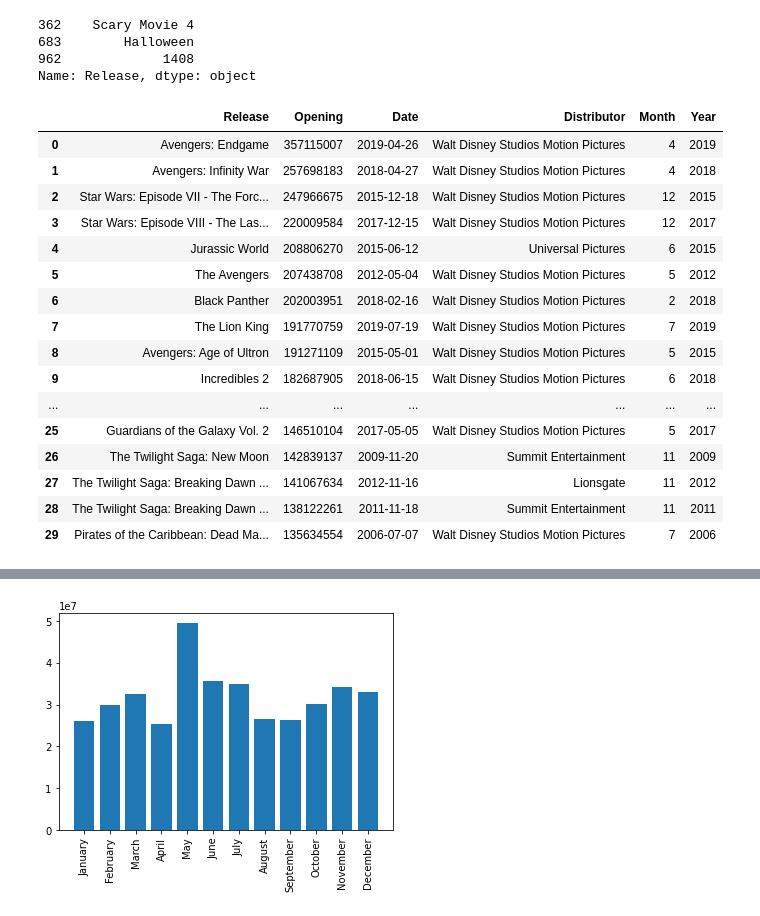
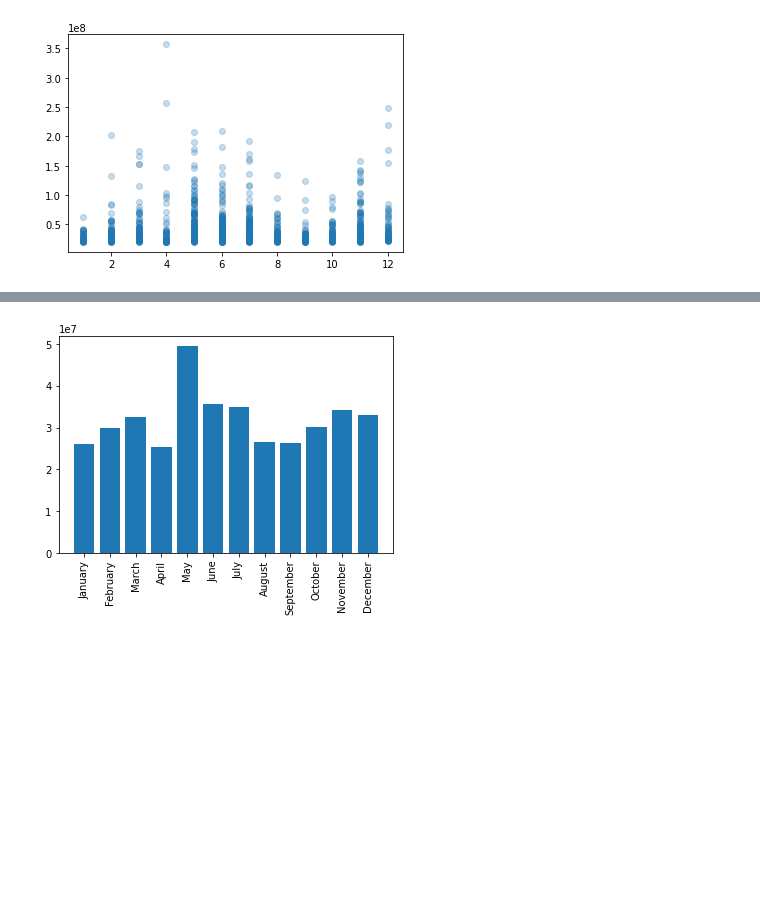
Before and after one commit to noodleybroodley/Opening-Weekend-Box-Office-Revenue, a Jupyter notebook: data/test.ipynb, the cells around one changed output, grey strips where cells are left out. Cells and saved outputs as stored; diff of their text form; code cells hidden in the pictures; blank space fills up the shorter version.

```diff
--- a/data/test.ipynb
+++ b/data/test.ipynb
@@ -44,42 +53,11 @@ df.head(30)
-# %%
-df['Date'] = pd.to_datetime(df['Date'])
-
-df['Month'] = df['Date'].dt.month
-
-df['Year'] = df['Date'].dt.year
-
-#Replace the 3 null Distributors with 'The Weinstein Company'
-#df.loc[(df.Distributor == '-'),'Distributor']='The Weinstein Company'
-
-df.loc[(df.Distributor == '-'),'Release']
-#df.Distributor.value_counts()
-# %% [output]
-362    Scary Movie 4
-683        Halloween
-962             1408
-Name: Release, dtype: object
-# %%
-df.head(30)
-# %% [output]
-|  | Release | Opening | Date | Distributor | Month | Year |
-| 0 | Avengers: Endgame | 357115007 | 2019-04-26 | Walt Disney Studios Motion Pictures | 4 | 2019 |
-| 1 | Avengers: Infinity War | 257698183 | 2018-04-27 | Walt Disney Studios Motion Pictures | 4 | 2018 |
-| 2 | Star Wars: Episode VII - The Forc... | 247966675 | 2015-12-18 | Walt Disney Studios Motion Pictures | 12 | 2015 |
-| 3 | Star Wars: Episode VIII - The Las... | 220009584 | 2017-12-15 | Walt Disney Studios Motion Pictures | 12 | 2017 |
-| 4 | Jurassic World | 208806270 | 2015-06-12 | Universal Pictures | 6 | 2015 |
-| 5 | The Avengers | 207438708 | 2012-05-04 | Walt Disney Studios Motion Pictures | 5 | 2012 |
-| 6 | Black Panther | 202003951 | 2018-02-16 | Walt Disney Studios Motion Pictures | 2 | 2018 |
-| 7 | The Lion King | 191770759 | 2019-07-19 | Walt Disney Studios Motion Pictures | 7 | 2019 |
-| 8 | Avengers: Age of Ultron | 191271109 | 2015-05-01 | Walt Disney Studios Motion Pictures | 5 | 2015 |
-| 9 | Incredibles 2 | 182687905 | 2018-06-15 | Walt Disney Studios Motion Pictures | 6 | 2018 |
-| ... | ... | ... | ... | ... | ... | ... |
-| 25 | Guardians of the Galaxy Vol. 2 | 146510104 | 2017-05-05 | Walt Disney Studios Motion Pictures | 5 | 2017 |
-| 26 | The Twilight Saga: New Moon | 142839137 | 2009-11-20 | Summit Entertainment | 11 | 2009 |
-| 27 | The Twilight Saga: Breaking Dawn ... | 141067634 | 2012-11-16 | Lionsgate | 11 | 2012 |
-| 28 | The Twilight Saga: Breaking Dawn ... | 138122261 | 2011-11-18 | Summit Entertainment | 11 | 2011 |
-| 29 | Pirates of the Caribbean: Dead Ma... | 135634554 | 2006-07-07 | Walt Disney Studios Motion Pictures | 7 | 2006 |
 # %%
 #Following is a scatterplot where the y-axis is the opening weekend revenue in $10 Million and the x-axis is the month the movie was released
 #The plot suggests that movies released around June and November tend to make more money in their opening weekends.
-fig, ax = plt.subplots()
-ax.scatter(x=df['Month'],y=df['Opening'], alpha = 0.25)
+def make_scatter(dataframe):
+	fig, ax = plt.subplots()
+	ax.scatter(x=dataframe['Month'],y=dataframe['Opening'], alpha = 0.25)
+	plt.show()
+
+make_scatter(df)
+# %% [output]
+[figure, added]
```
Also changed, not shown: parts of 18 cells of this notebook, 4 other files.
